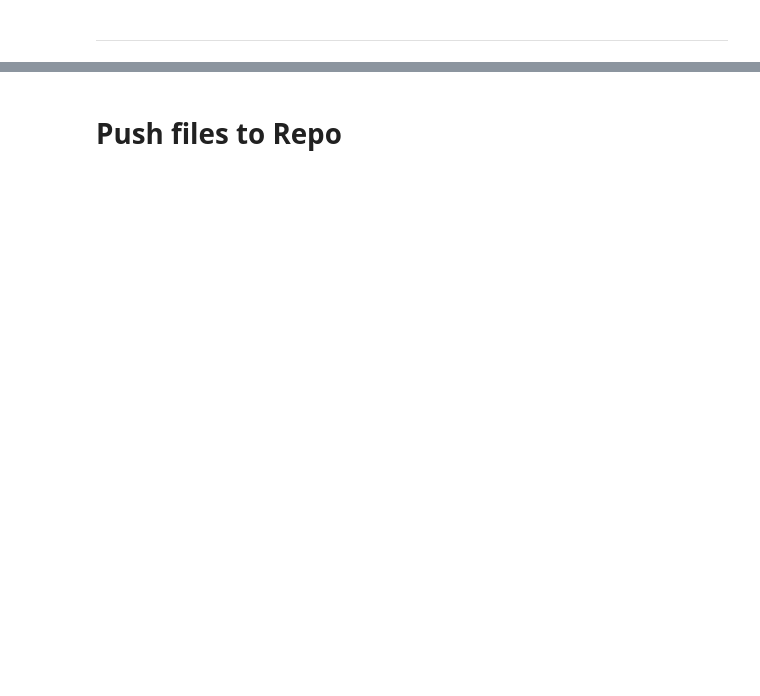
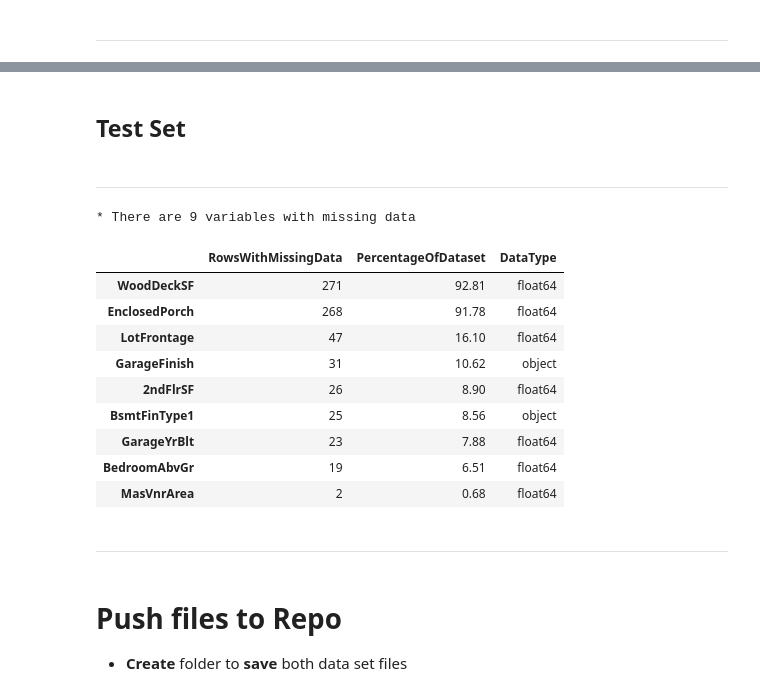
Before and after one commit to 0w3nM/portfolio-project-5-heritage-housing, a Jupyter notebook: jupyter_notebooks/03_DataCleaning.ipynb, the cells around one changed output, grey strips where cells are left out. Drawn from its saved outputs; the diff is of its cells as text; code cells hidden in the pictures; blank space fills up the shorter version.

Commit message:
Added final content to DataCleaning, added cleaned file to directory.

```diff
--- a/jupyter_notebooks/03_DataCleaning.ipynb
+++ b/jupyter_notebooks/03_DataCleaning.ipynb
@@ -263,0 +384,9 @@ EvaluateMissingData(df)
+# %%
+from sklearn.model_selection import train_test_split
+TrainSet, TestSet, _, __ = train_test_split(
+                                        df,
+                                        df['SalePrice'],
+                                        test_size=0.2,
+                                        random_state=0)
+
+print(f"TrainSet shape: {TrainSet.shape} \nTestSet shape: {TestSet.shape}")
@@ -264,5 +414,28 @@ EvaluateMissingData(df)
+# %% [markdown]
+## Test Set
+# %% [markdown]
+---
+# %%
+df_missing_data = EvaluateMissingData(TestSet)
+print(f"* There are {df_missing_data.shape[0]} variables with missing data \n")
+df_missing_data
+# %% [output]
+* There are 9 variables with missing data
+|  | RowsWithMissingData | PercentageOfDataset | DataType |
+| WoodDeckSF | 271 | 92.81 | float64 |
+| EnclosedPorch | 268 | 91.78 | float64 |
+| LotFrontage | 47 | 16.10 | float64 |
+| GarageFinish | 31 | 10.62 | object |
+| 2ndFlrSF | 26 | 8.90 | float64 |
+| BsmtFinType1 | 25 | 8.56 | object |
+| GarageYrBlt | 23 | 7.88 | float64 |
+| BedroomAbvGr | 19 | 6.51 | float64 |
+| MasVnrArea | 2 | 0.68 | float64 |
+# %% [markdown]
+---
 # %% [markdown]
 # Push files to Repo
+* **Create** folder to **save** both data set files
 # %%
 import os
 try:
```
Also changed, not shown: parts of 21 cells of this notebook, 2 other files.
